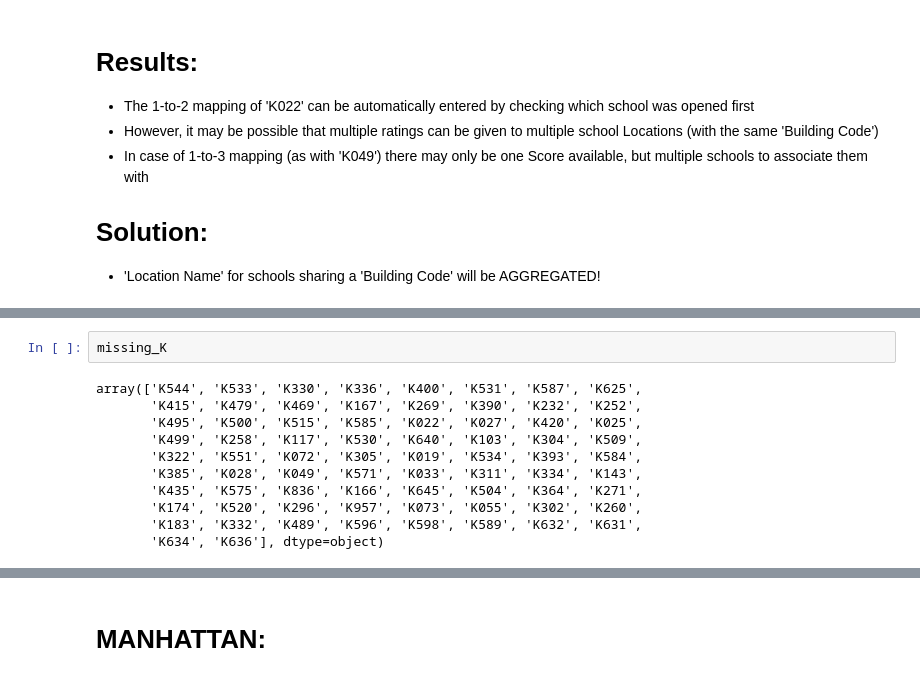
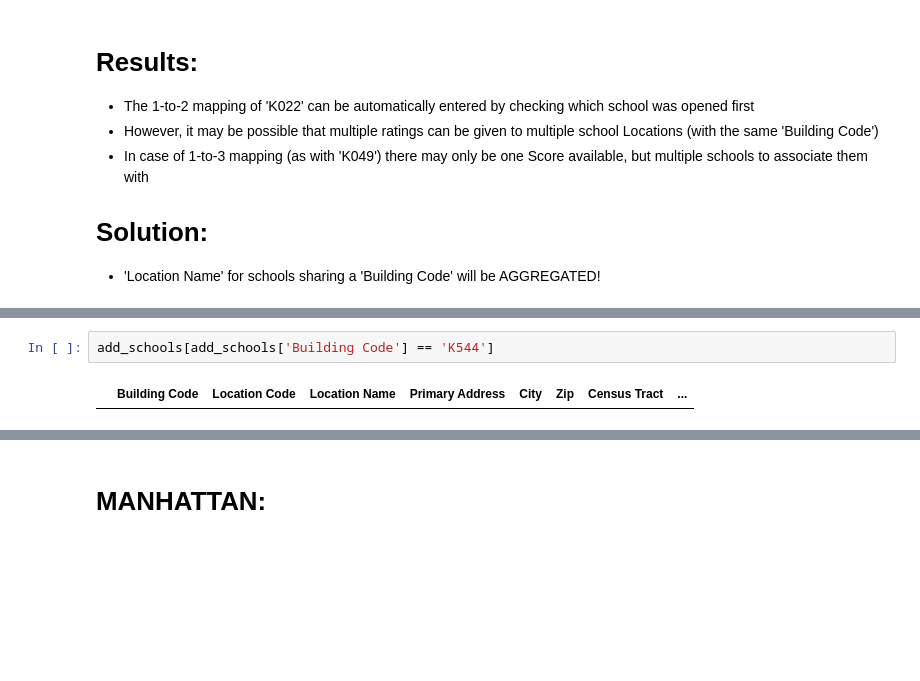
Before and after one commit to tali0n-git/NYC_Public_Schools_Analysis, a Jupyter notebook: School_Data_Analysis_Notebooks/QualityReviewRatings_2005-2020_EDA.ipynb, the cells around one changed output, grey strips where cells are left out. Saved outputs shown, nothing was run; the diff lists cells and outputs as text; blank space fills up the shorter version.

```diff
--- a/School_Data_Analysis_Notebooks/QualityReviewRatings_2005-2020_EDA.ipynb
+++ b/School_Data_Analysis_Notebooks/QualityReviewRatings_2005-2020_EDA.ipynb
@@ -1028,13 +1022,4 @@ add_schools.shape
-# %%
-missing_K
-# %% [output]
-array(['K544', 'K533', 'K330', 'K336', 'K400', 'K531', 'K587', 'K625',
-       'K415', 'K479', 'K469', 'K167', 'K269', 'K390', 'K232', 'K252',
-       'K495', 'K500', 'K515', 'K585', 'K022', 'K027', 'K420', 'K025',
-       'K499', 'K258', 'K117', 'K530', 'K640', 'K103', 'K304', 'K509',
-       'K322', 'K551', 'K072', 'K305', 'K019', 'K534', 'K393', 'K584',
-       'K385', 'K028', 'K049', 'K571', 'K033', 'K311', 'K334', 'K143',
-       'K435', 'K575', 'K836', 'K166', 'K645', 'K504', 'K364', 'K271',
-       'K174', 'K520', 'K296', 'K957', 'K073', 'K055', 'K302', 'K260',
-       'K183', 'K332', 'K489', 'K596', 'K598', 'K589', 'K632', 'K631',
-       'K634', 'K636'], dtype=object)
+# %%
+add_schools[add_schools['Building Code'] == 'K544']
+# %% [output]
+|  | Building Code | Location Code | Location Name | Primary Address | City | Zip | Census Tract | ... |
```
Also changed, not shown: parts of 20 cells of this notebook.
